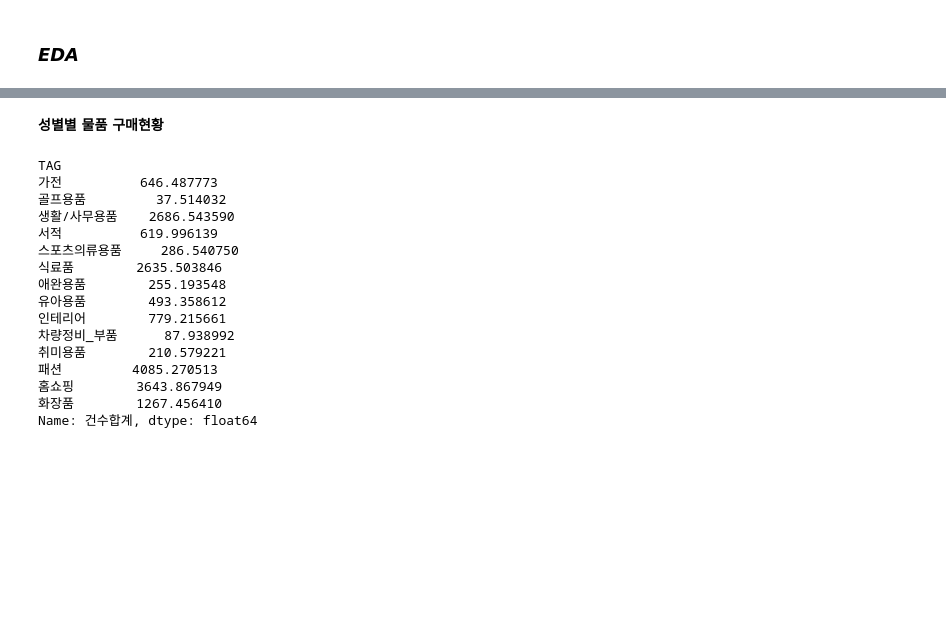
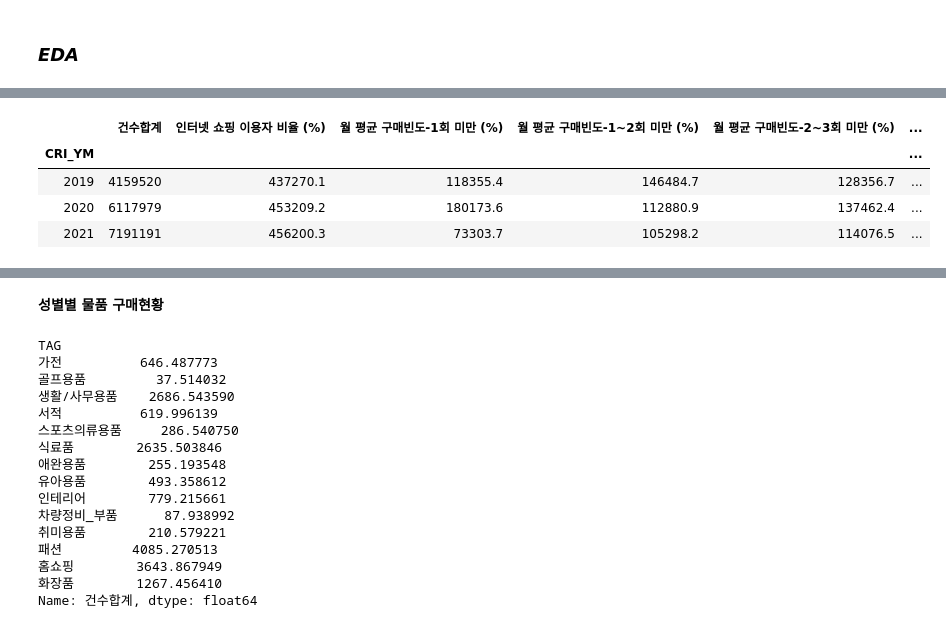
Before and after one commit to Yusubin/jupyter, a Jupyter notebook: data08/Untitled4.ipynb, the cells around one changed output, grey strips where cells are left out. Saved outputs shown, nothing was run; the diff lists cells and outputs as text; code cells hidden in the pictures; blank space fills up the shorter version.

```diff
--- a/data08/Untitled4.ipynb
+++ b/data08/Untitled4.ipynb
@@ -73,0 +95,10 @@ df
+# %%
+y=df.groupby(['CRI_YM']).sum()
+y
+#코로나이후로 급격하게 증가함.
+# %% [output]
+|  | 건수합계 | 인터넷 쇼핑 이용자 비율 (%) | 월 평균 구매빈도-1회 미만 (%) | 월 평균 구매빈도-1~2회 미만 (%) | 월 평균 구매빈도-2~3회 미만 (%) | ... |
+| CRI_YM |  |  |  |  |  | ... |
+| 2019 | 4159520 | 437270.1 | 118355.4 | 146484.7 | 128356.7 | ... |
+| 2020 | 6117979 | 453209.2 | 180173.6 | 112880.9 | 137462.4 | ... |
+| 2021 | 7191191 | 456200.3 | 73303.7 | 105298.2 | 114076.5 | ... |
```
Also changed, not shown: parts of 24 cells of this notebook, 42 other files.
